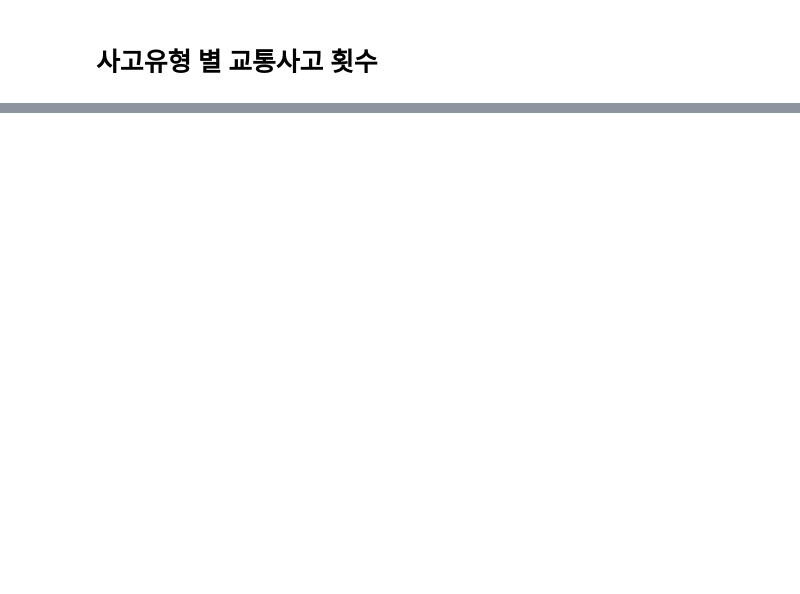
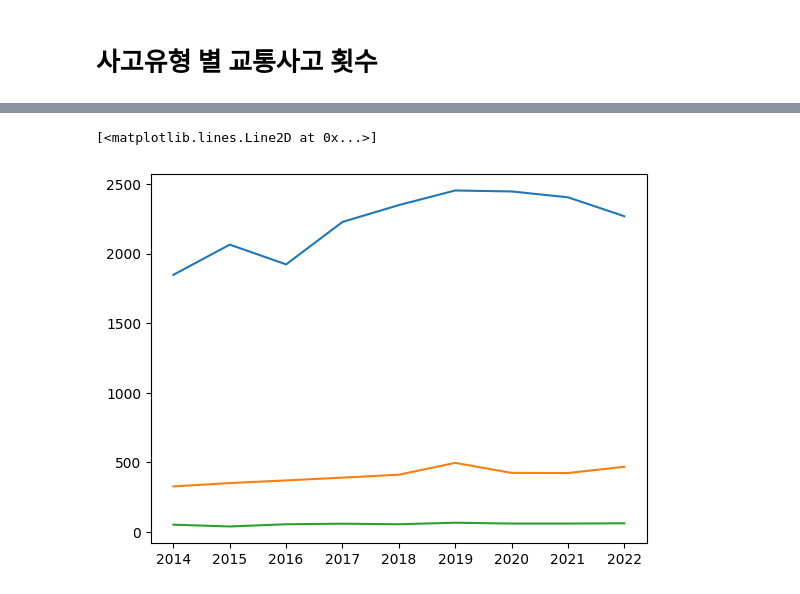
Before and after one commit to Eunkyu-Jeon/cheonan, a Jupyter notebook: cheonan.ipynb, the cells around one changed output, grey strips where cells are left out. Saved outputs shown, nothing was run; the diff lists cells and outputs as text; code cells hidden in the pictures; blank space fills up the shorter version.

```diff
--- a/cheonan.ipynb
+++ b/cheonan.ipynb
@@ -137,0 +52,54 @@ print(len(df20_22.loc[(df20_22['피해운전자 연령']>=60)]))
+# %%
+filtCartoCar = df20_22['사고유형'].str.contains('차대차')
+filtCartoPerson = df20_22['사고유형'].str.contains('차대사람')
+filtCarOnly = df20_22['사고유형'].str.contains('차량단독')
+
+#20~22
+cartoCar20 = len(df20_22[filtCartoCar & filt20])
+cartoPerson20 = len(df20_22[filtCartoPerson & filt20])
+carOnly20 = len(df20_22[filtCarOnly & filt20])
+
+cartoCar21 = len(df20_22[filtCartoCar & filt21])
+cartoPerson21 = len(df20_22[filtCartoPerson & filt21])
+carOnly21 = len(df20_22[filtCarOnly & filt21])
+
+cartoCar22 = len(df20_22[filtCartoCar & filt22])
+cartoPerson22 = len(df20_22[filtCartoPerson & filt22])
+carOnly22 = len(df20_22[filtCarOnly & filt22])
+
+#17~19
+cartoCar17 = len(df17_19[filtCartoCar & filt17])
+cartoPerson17 = len(df17_19[filtCartoPerson & filt17])
+carOnly17 = len(df17_19[filtCarOnly & filt17])
+
+cartoCar18 = len(df17_19[filtCartoCar & filt18])
+cartoPerson18 = len(df17_19[filtCartoPerson & filt18])
+carOnly18 = len(df17_19[filtCarOnly & filt18])
+
+cartoCar19 = len(df17_19[filtCartoCar & filt19])
+cartoPerson19 = len(df17_19[filtCartoPerson & filt19])
+carOnly19 = len(df17_19[filtCarOnly & filt19])
+
+#14~16
+cartoCar14 = len(df14_16[filtCartoCar & filt14])
+cartoPerson14 = len(df14_16[filtCartoPerson & filt14])
+carOnly14 = len(df14_16[filtCarOnly & filt14])
+
+cartoCar15 = len(df14_16[filtCartoCar & filt15])
+cartoPerson15 = len(df14_16[filtCartoPerson & filt15])
+carOnly15 = len(df14_16[filtCarOnly & filt15])
+
+cartoCar16 = len(df14_16[filtCartoCar & filt16])
+cartoPerson16 = len(df14_16[filtCartoPerson & filt16])
+carOnly16 = len(df14_16[filtCarOnly & filt16])
+
+cartoCar = [cartoCar14,cartoCar15,cartoCar16,cartoCar17,cartoCar18,cartoCar19,cartoCar20,cartoCar21,cartoCar22]
+cartoPerson = [cartoPerson14,cartoPerson15,cartoPerson16,cartoPerson17,cartoPerson18,cartoPerson19,cartoPerson20,cartoPerson21,cartoPerson22]
+carOnly = [carOnly14,carOnly15,carOnly16,carOnly17,carOnly18,carOnly19,carOnly20,carOnly21,carOnly22]
+
+plt.plot(years,cartoCar)
+plt.plot(years,cartoPerson)
+plt.plot(years,carOnly)
+# %% [output]
+[<matplotlib.lines.Line2D at 0x...>]
+[figure, added]
```
Also changed, not shown: parts of 92 cells of this notebook, 3 other files.
